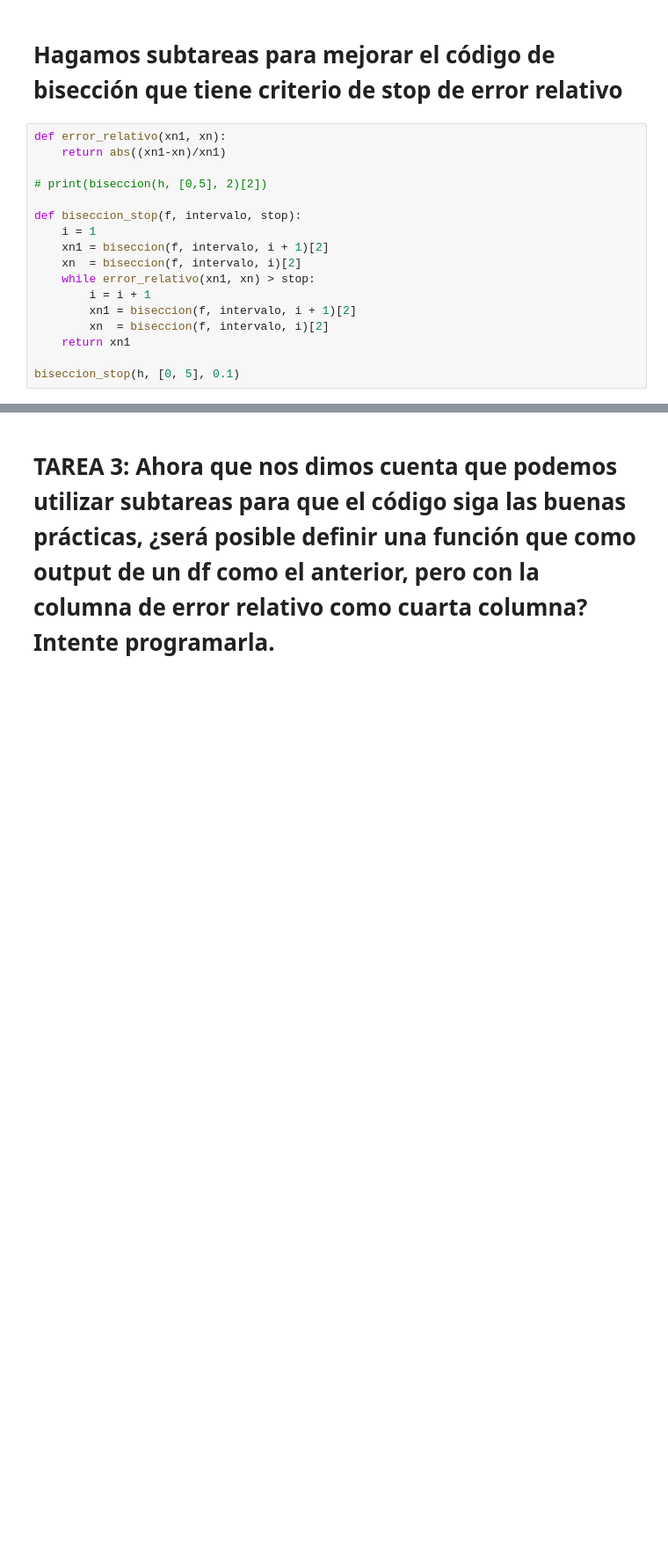
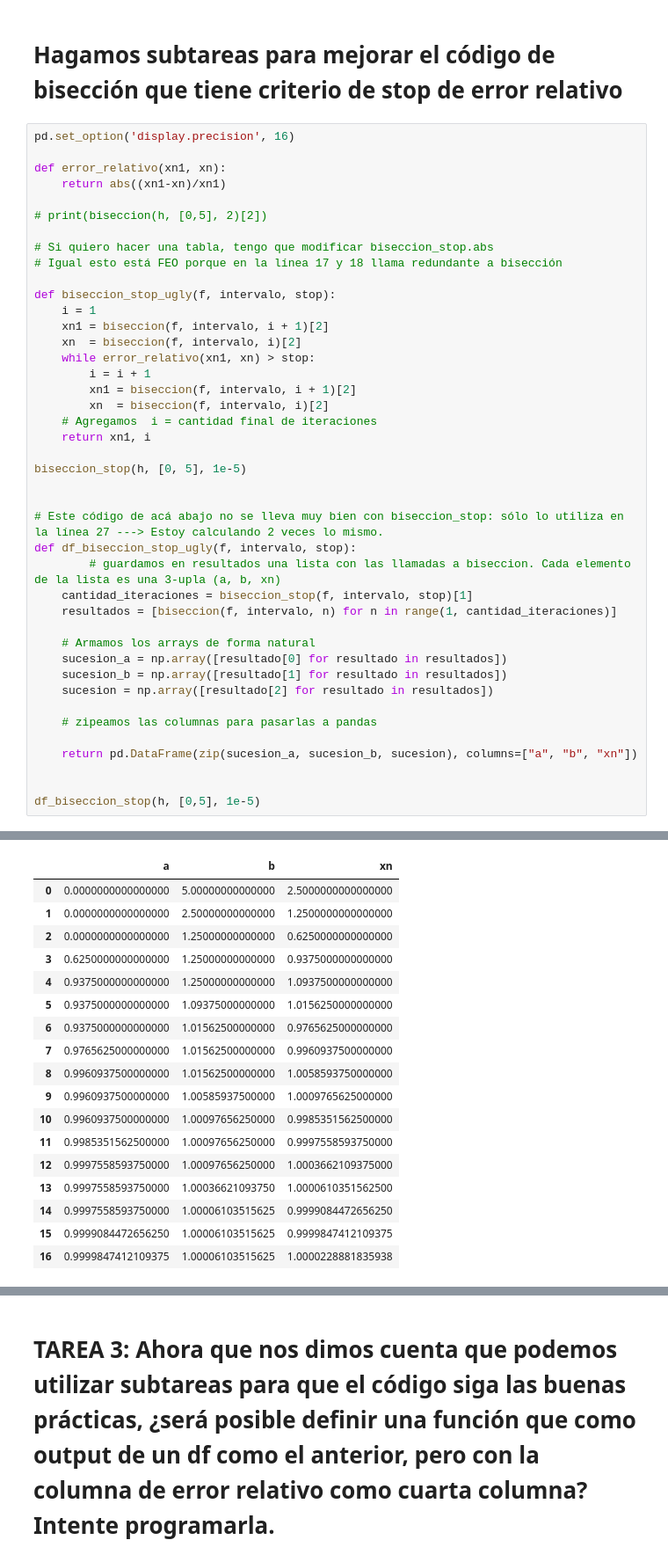
Before and after one commit to codingsilverwolf/computacion-cientifica-2025, a Jupyter notebook: clase_cc_06_05_2025.ipynb, the cells around one changed output, grey strips where cells are left out. Shown: that part at 88% size. Cells and saved outputs as stored; diff of their text form; blank space fills up the shorter version.

```diff
--- a/clase_cc_06_05_2025.ipynb
+++ b/clase_cc_06_05_2025.ipynb
@@ -225,12 +225,17 @@ biseccion_stop_ugly(h,  [0, 5], 0.1)
 # %% [markdown]
 # Hagamos subtareas para mejorar el código de bisección que tiene criterio de stop de error relativo
 # %%
+pd.set_option('display.precision', 16)
+
 def error_relativo(xn1, xn):
     return abs((xn1-xn)/xn1)
 
 # print(biseccion(h, [0,5], 2)[2])
 
-def biseccion_stop(f, intervalo, stop):
+# Si quiero hacer una tabla, tengo que modificar biseccion_stop.abs
+# Igual esto está FEO porque en la línea 17 y 18 llama redundante a bisección
+
+def biseccion_stop_ugly(f, intervalo, stop):
     i = 1
     xn1 = biseccion(f, intervalo, i + 1)[2]
     xn  = biseccion(f, intervalo, i)[2]
@@ -238,7 +243,27 @@ def biseccion_stop(f, intervalo, stop):
         i = i + 1
         xn1 = biseccion(f, intervalo, i + 1)[2]
         xn  = biseccion(f, intervalo, i)[2]
-    return xn1
+    # Agregamos  i = cantidad final de iteraciones
+    return xn1, i
 
-biseccion_stop(h, [0, 5], 0.1)
+biseccion_stop(h, [0, 5], 1e-5)
+
+
+# Este código de acá abajo no se lleva muy bien con biseccion_stop: sólo lo utiliza en la línea 27 ---> Estoy calculando 2 veces lo mismo.
+def df_biseccion_stop_ugly(f, intervalo, stop):
+        # guardamos en resultados una lista con las llamadas a biseccion. Cada elemento de la lista es una 3-upla (a, b, xn)
+    cantidad_iteraciones = biseccion_stop(f, intervalo, stop)[1]
+    resultados = [biseccion(f, intervalo, n) for n in range(1, cantidad_iteraciones)]
+
+    # Armamos los arrays de forma natural
+    sucesion_a = np.array([resultado[0] for resultado in resultados])
+    sucesion_b = np.array([resultado[1] for resultado in resultados])
+    sucesion = np.array([resultado[2] for resultado in resultados])
+
+    # zipeamos las columnas para pasarlas a pandas
+
+    return pd.DataFrame(zip(sucesion_a, sucesion_b, sucesion), columns=["a", "b", "xn"])
+
+
+df_biseccion_stop(h, [0,5], 1e-5)
 # %% [output]
@@ -245,0 +270,18 @@ biseccion_stop(h, [0, 5], 0.1)
+|  | a | b | xn |
+| 0 | 0.0000000000000000 | 5.00000000000000 | 2.5000000000000000 |
+| 1 | 0.0000000000000000 | 2.50000000000000 | 1.2500000000000000 |
+| 2 | 0.0000000000000000 | 1.25000000000000 | 0.6250000000000000 |
+| 3 | 0.6250000000000000 | 1.25000000000000 | 0.9375000000000000 |
+| 4 | 0.9375000000000000 | 1.25000000000000 | 1.0937500000000000 |
+| 5 | 0.9375000000000000 | 1.09375000000000 | 1.0156250000000000 |
+| 6 | 0.9375000000000000 | 1.01562500000000 | 0.9765625000000000 |
+| 7 | 0.9765625000000000 | 1.01562500000000 | 0.9960937500000000 |
+| 8 | 0.9960937500000000 | 1.01562500000000 | 1.0058593750000000 |
+| 9 | 0.9960937500000000 | 1.00585937500000 | 1.0009765625000000 |
+| 10 | 0.9960937500000000 | 1.00097656250000 | 0.9985351562500000 |
+| 11 | 0.9985351562500000 | 1.00097656250000 | 0.9997558593750000 |
+| 12 | 0.9997558593750000 | 1.00097656250000 | 1.0003662109375000 |
+| 13 | 0.9997558593750000 | 1.00036621093750 | 1.0000610351562500 |
+| 14 | 0.9997558593750000 | 1.00006103515625 | 0.9999084472656250 |
+| 15 | 0.9999084472656250 | 1.00006103515625 | 0.9999847412109375 |
+| 16 | 0.9999847412109375 | 1.00006103515625 | 1.0000228881835938 |
```
Also changed, not shown: parts of 4 cells of this notebook, 4 other files.
